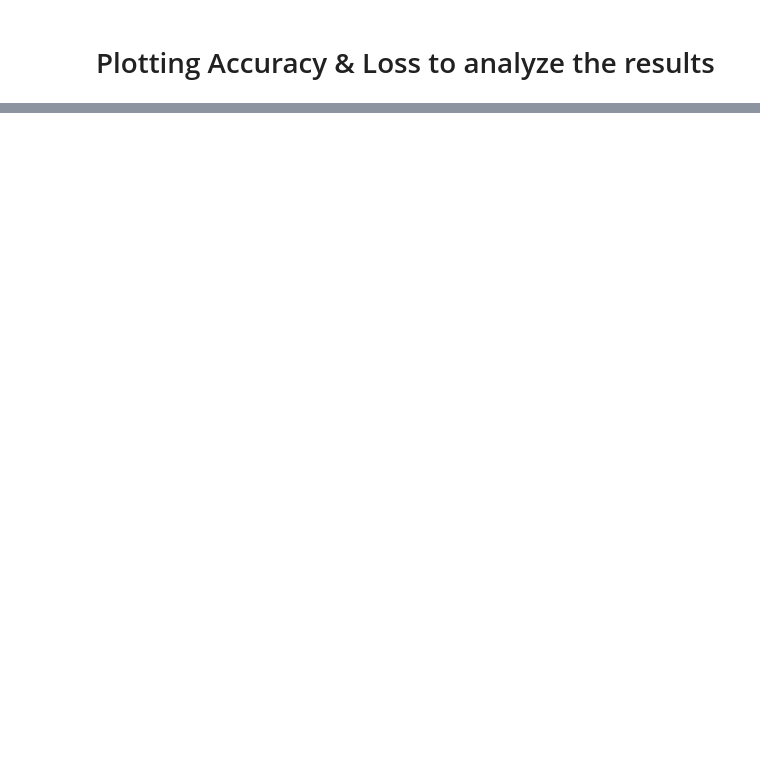
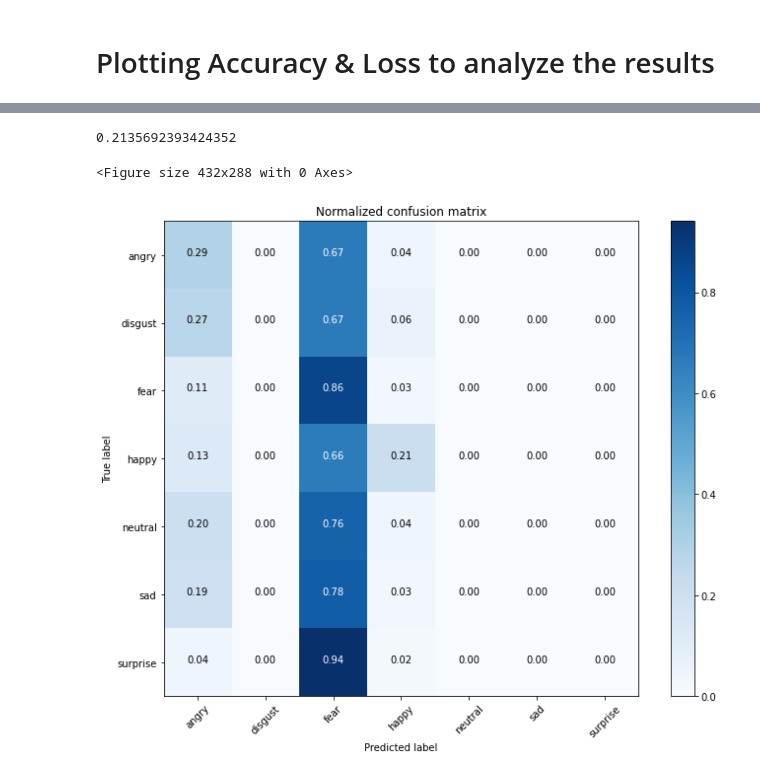
Before and after one commit to Ishansingh438/Face-emotion-recognition, a Jupyter notebook: Ishan_Singh_Face_emotion_recognition.ipynb, the cells around one changed output, grey strips where cells are left out. Cells and saved outputs as stored; diff of their text form; code cells hidden in the pictures; blank space fills up the shorter version.

```diff
--- a/Ishan_Singh_Face_emotion_recognition.ipynb
+++ b/Ishan_Singh_Face_emotion_recognition.ipynb
@@ -342,0 +532,14 @@ df[['accuracy','val_accuracy']].plot()
+# %%
+model.save('models/Akash_CNN_model.h5')
+
+FEM_model = keras.models.load_model('models/Akash_CNN_model.h5')
+# %%
+# Predicting For Test Set
+predictions=FEM_model.predict(validation_generator)
+# %%
+# Printing Confution Matrix
+
+from sklearn.metrics import plot_confusion_matrix
+sklearn.metrics.confusion_matrix
+cm=sklearn.metrics.confusion_matrix(y_pred=np.argmax(predictions, axis=-1), y_true=validation_generator.classes)
+cm
@@ -342,0 +554,48 @@ df[['accuracy','val_accuracy']].plot()
+# %%
+# Accuracy Score of Our Model
+acc=sklearn.metrics.accuracy_score(y_pred=np.argmax(predictions, axis=-1),y_true=validation_generator.classes)
+acc
+# %% [output]
+0.2135692393424352
+# %%
+# Plotting confusion matrix of our predictions
+
+# compute predictions
+predictions = FEM_model.predict_generator(generator=validation_generator)
+y_pred = [np.argmax(probas) for probas in predictions]
+y_test = validation_generator.classes
+class_names = validation_generator.class_indices.keys()
+
+def plot_confusion_matrix(cm, classes, title='Confusion matrix', cmap=plt.cm.Blues):
+    cm = cm.astype('float') / cm.sum(axis=1)[:, np.newaxis]
+    plt.figure(figsize=(10,8))
+    plt.imshow(cm, interpolation='nearest', cmap=cmap)
+    plt.title(title)
+    plt.colorbar()
+    tick_marks = np.arange(len(classes))
+    plt.xticks(tick_marks, classes, rotation=45)
+    plt.yticks(tick_marks, classes)
+
+    fmt = '.2f'
+    thresh = cm.max() / 2.
+    for i, j in itertools.product(range(cm.shape[0]), range(cm.shape[1])):
+        plt.text(j, i, format(cm[i, j], fmt),
+                 horizontalalignment="center",
+                 color="white" if cm[i, j] > thresh else "black")
+
+# Live Class Monitoring System(Face Emotion Recognition)
+    plt.ylabel('True label')
+    plt.xlabel('Predicted label')
+    plt.tight_layout()
+
+# compute confusion matrix
+cnf_matrix = sklearn.metrics.confusion_matrix(y_test, y_pred)
+np.set_printoptions(precision=2)
+
+# plot normalized confusion matrix
+plt.figure()
+plot_confusion_matrix(cnf_matrix, classes=class_names, title='Normalized confusion matrix')
+plt.show()
+# %% [output]
+<Figure size 432x288 with 0 Axes>
+[figure, added]
```
Also changed, not shown: parts of 24 cells of this notebook.
